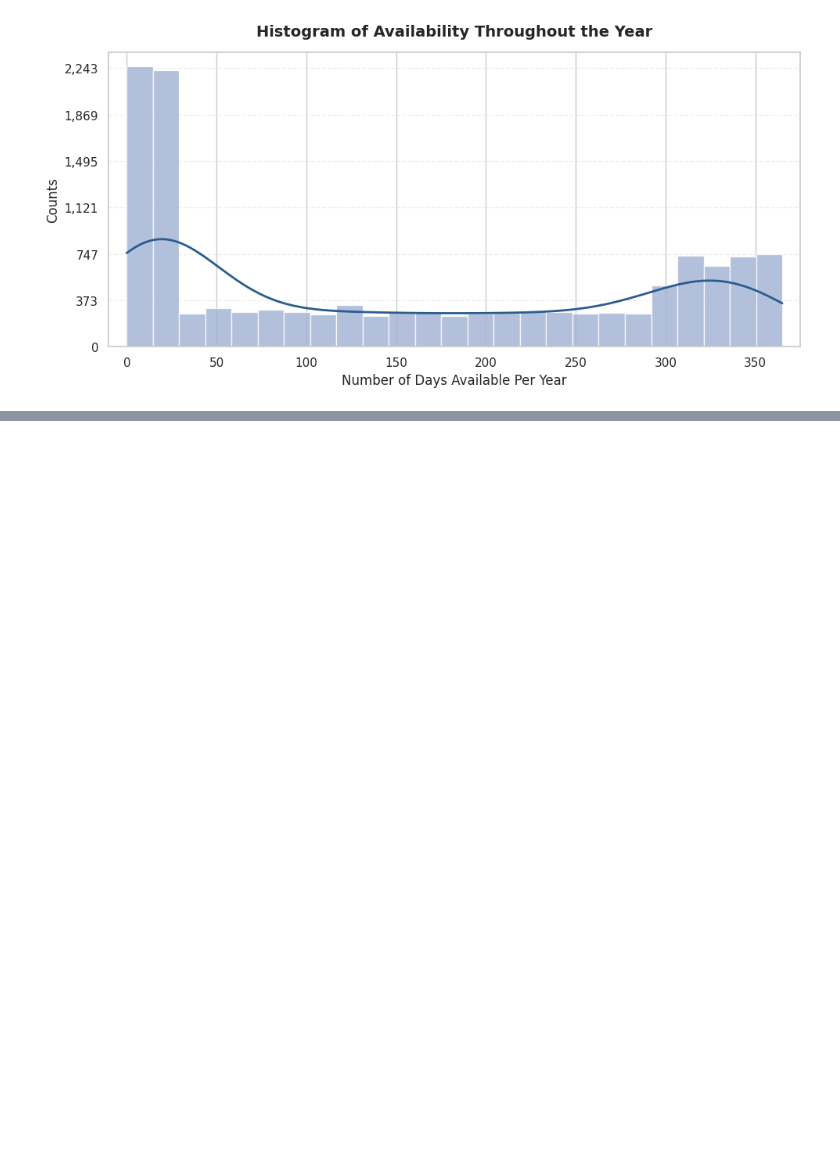
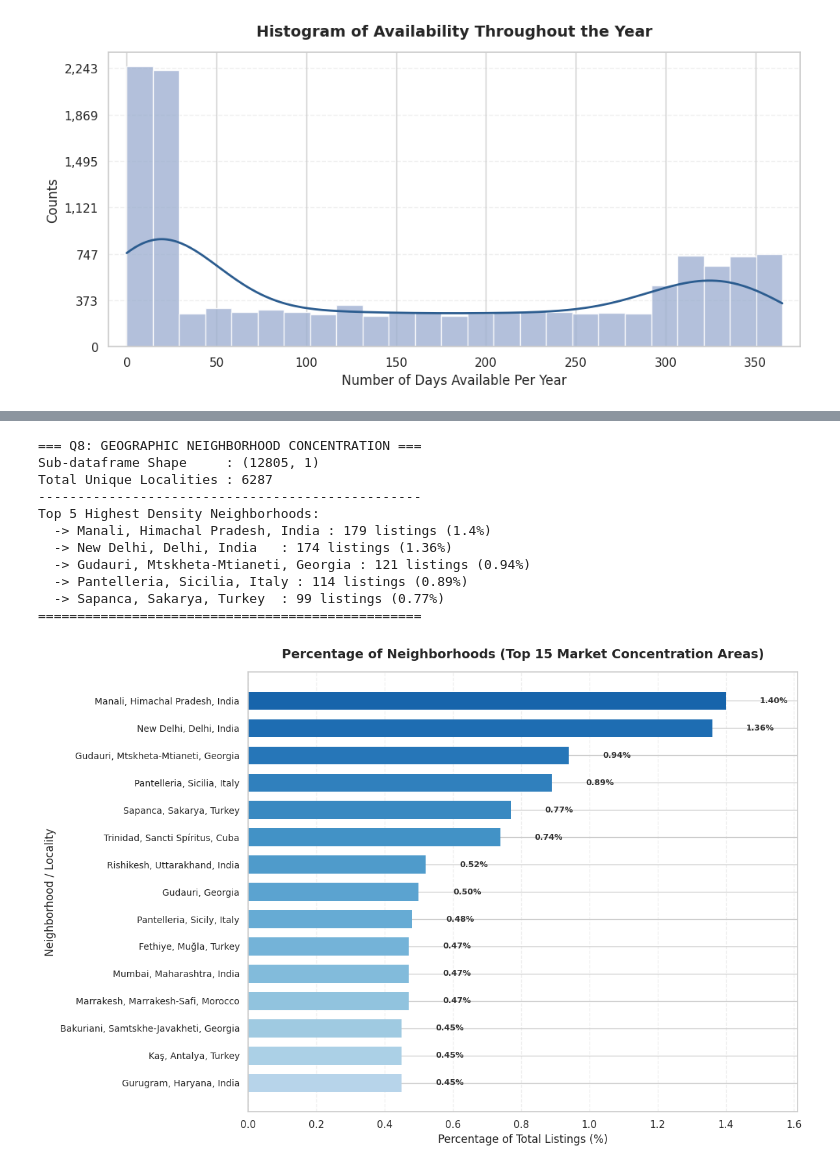
Before and after one commit to MohMost87/The-Airbnb-Listings-Analysis, a Jupyter notebook: The_Airbnb_Listings_Analysis.ipynb, the cells around one changed output, grey strips where cells are left out. Cells and saved outputs as stored; diff of their text form; code cells hidden in the pictures; blank space fills up the shorter version.

```diff
--- a/The_Airbnb_Listings_Analysis.ipynb
+++ b/The_Airbnb_Listings_Analysis.ipynb
@@ -554,0 +618,75 @@ Median Days Available  : 127.0 days
+# %%
+import numpy as np
+import matplotlib.pyplot as plt
+
+# ===================================================================================
+# Question: How are properties geographically distributed in the city?
+# ===================================================================================
+
+# 1. Calculate top neighborhoods by listing frequency and percentage market share
+geo_counts = df['address'].value_counts()
+geo_percentages = (df['address'].value_counts(normalize=True) * 100).round(2)
+
+# Select the top 15 most concentrated neighborhoods to keep the chart clean and legible
+top_n = 15
+top_neighborhoods = geo_counts.head(top_n)
+top_percentages = geo_percentages.head(top_n)
+
+print(f"=== Q8: GEOGRAPHIC NEIGHBORHOOD CONCENTRATION ===")
+print(f"Sub-dataframe Shape     : {df[['address']].shape}")
+print(f"Total Unique Localities : {df['address'].nunique()}")
+print(f"-------------------------------------------------")
+print(f"Top 5 Highest Density Neighborhoods:")
+for area in top_neighborhoods.head(5).index:
+    print(f"  -> {area:<25} : {top_neighborhoods[area]:,} listings ({top_percentages[area]}%)")
+print("=================================================\n")
+
+# 2. Build the Horizontal Percentage Bar Chart Layout
+# Using a larger vertical size to give breathing room to neighborhood text strings
+plt.figure(figsize=(12, 8))
+
+y_pos = np.arange(len(top_neighborhoods))
+
+# Generate individual gradient colors from a deep blue scheme mapping to density ranking
+colors = plt.cm.Blues_r(np.linspace(0.2, 0.7, len(top_neighborhoods)))
+
+# Pure Matplotlib Horizontal Bar Chart
+bars = plt.barh(y_pos, top_percentages.values, color=colors, edgecolor='none', height=0.65)
+
+# Add exact percentage text labels next to each neighborhood bar
+for bar in bars:
+    width = bar.get_width()
+    plt.text(width + 0.1, bar.get_y() + bar.get_height()/2, f'{width:.2f}%',
+             va='center', ha='left', fontsize=9, fontweight='bold', color='#333333')
+
+# Format ticks and reverse Y-axis so the highest concentrated area is at the top
+plt.yticks(y_pos, top_neighborhoods.index, fontsize=10)
+plt.gca().invert_yaxis()
+
+# Title and Axis Formatting
+plt.title('Percentage of Neighborhoods (Top 15 Market Concentration Areas)', fontweight='bold', fontsize=14, pad=15)
+plt.xlabel('Percentage of Total Listings (%)', fontsize=12)
+plt.ylabel('Neighborhood / Locality', fontsize=12)
+
+# Extend x-axis slightly to ensure trailing text labels aren't clipped
+plt.xlim(0, top_percentages.max() * 1.15)
+
+# Grid Layout styling
+plt.grid(True, axis='x', alpha=0.3, linestyle='--')
+
+# Display the clean visual layout
+plt.tight_layout()
+plt.show()
+# %% [output]
+=== Q8: GEOGRAPHIC NEIGHBORHOOD CONCENTRATION ===
+Sub-dataframe Shape     : (12805, 1)
+Total Unique Localities : 6287
+-------------------------------------------------
+Top 5 Highest Density Neighborhoods:
+  -> Manali, Himachal Pradesh, India : 179 listings (1.4%)
+  -> New Delhi, Delhi, India   : 174 listings (1.36%)
+  -> Gudauri, Mtskheta-Mtianeti, Georgia : 121 listings (0.94%)
+  -> Pantelleria, Sicilia, Italy : 114 listings (0.89%)
+  -> Sapanca, Sakarya, Turkey  : 99 listings (0.77%)
+=================================================
+[figure, added]
```
Also changed, not shown: parts of 1 cell of this notebook.
